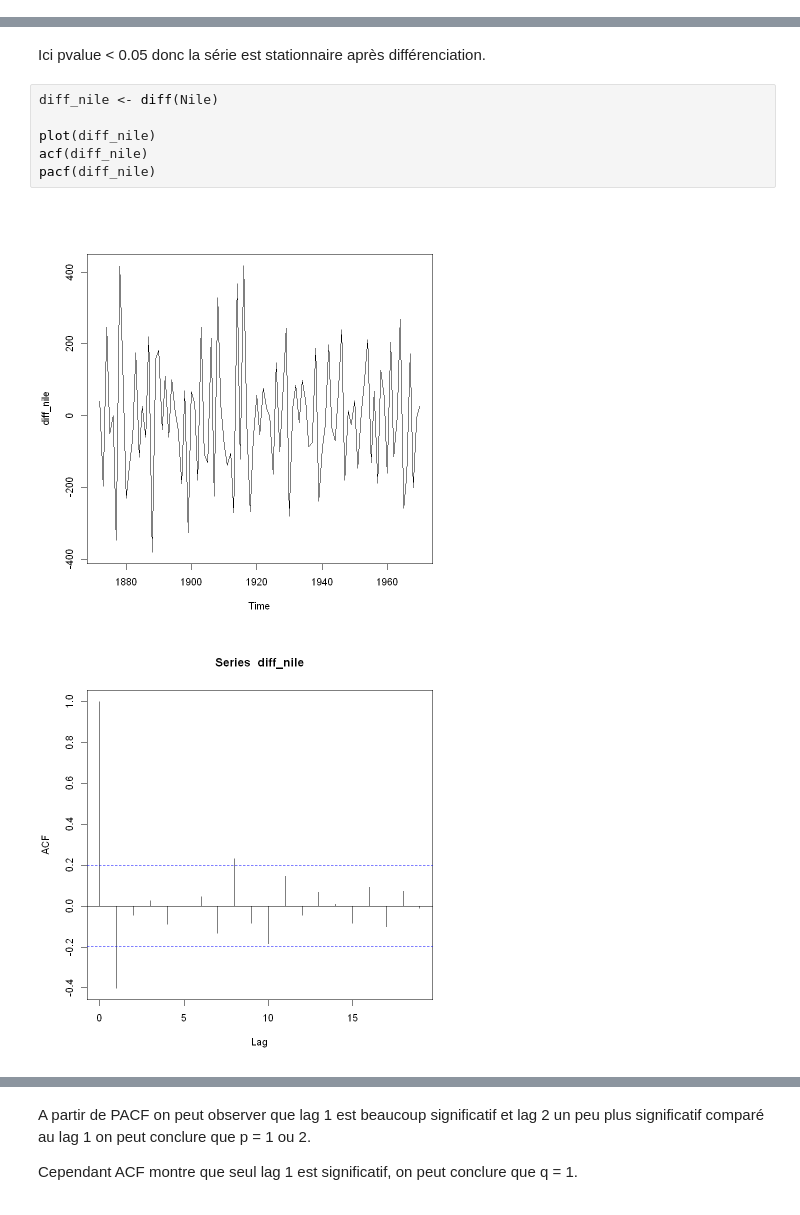
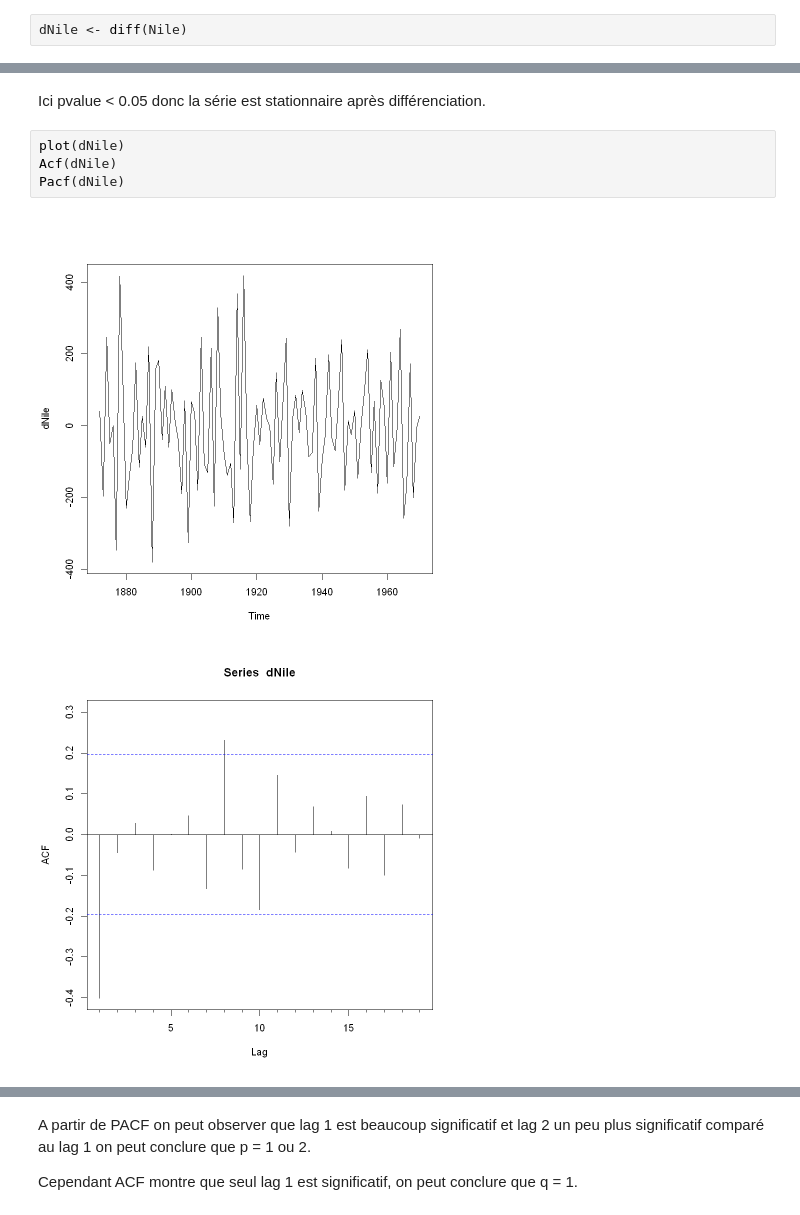
Before and after one commit to moh8dhia/nile-time-series, a Jupyter notebook: nile.ipynb, the cells around one changed output, grey strips where cells are left out. Saved outputs shown, nothing was run; the diff lists cells and outputs as text.

```diff
--- a/nile.ipynb
+++ b/nile.ipynb
@@ -222,3 +269,5 @@ C-a-d que le résultat obtenu est extrême ou plus extrême que celui observé s
+# %%
+dNile <- diff(Nile)
 # %%
 adf.test(dNile)
 # %% [output]
@@ -232,11 +281,9 @@ alternative hypothesis: stationary
 # %% [markdown]
 Ici pvalue < 0.05 donc la série est stationnaire après différenciation.
 # %%
-diff_nile <- diff(Nile)
-
-plot(diff_nile)
-acf(diff_nile)
-pacf(diff_nile)
+plot(dNile)
+Acf(dNile)
+Pacf(dNile)
 # %% [output]
-[figure, old version]
+[figure, new version]
-[figure, old version]
+[figure, new version]
```
Also changed, not shown: parts of 14 cells of this notebook.
